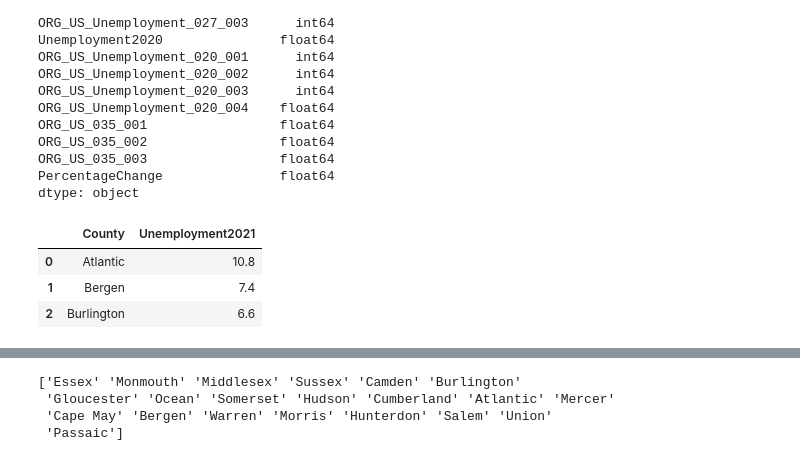
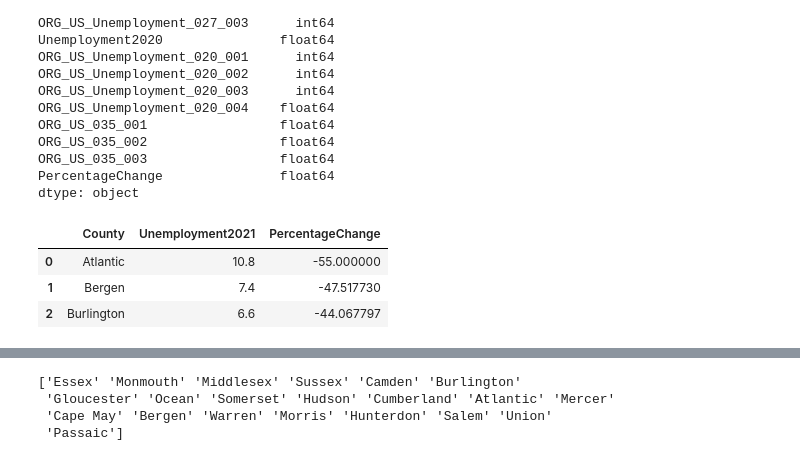
Before and after one commit to theaok/vis-sp23-ewattudo, a Jupyter notebook: ps2_pynb.ipynb, the cells around one changed output, grey strips where cells are left out. Saved outputs shown, nothing was run; the diff lists cells and outputs as text; code cells hidden in the pictures.

```diff
--- a/ps2_pynb.ipynb
+++ b/ps2_pynb.ipynb
@@ -632,13 +642,13 @@ ORG_US_035_003                 float64
 PercentageChange               float64
 dtype: object
 # %%
-njunempmerge=njunemp[['County','Unemployment2021']]
+njunempmerge=njunemp[['County','Unemployment2021','PercentageChange']]
 njunempmerge.head(3)
 # %% [output]
-|  | County | Unemployment2021 |
-| 0 | Atlantic | 10.8 |
-| 1 | Bergen | 7.4 |
-| 2 | Burlington | 6.6 |
+|  | County | Unemployment2021 | PercentageChange |
+| 0 | Atlantic | 10.8 | -55.000000 |
+| 1 | Bergen | 7.4 | -47.517730 |
+| 2 | Burlington | 6.6 | -44.067797 |
 # %%
 njappzipmerge.dtypes
 # %% [output]
```
Also changed, not shown: parts of 40 cells of this notebook.
